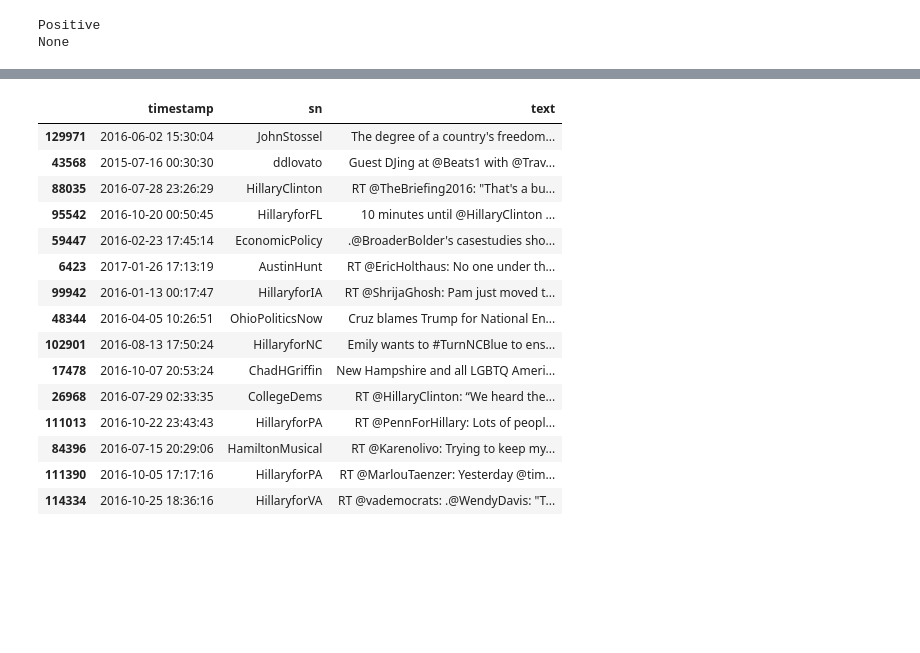
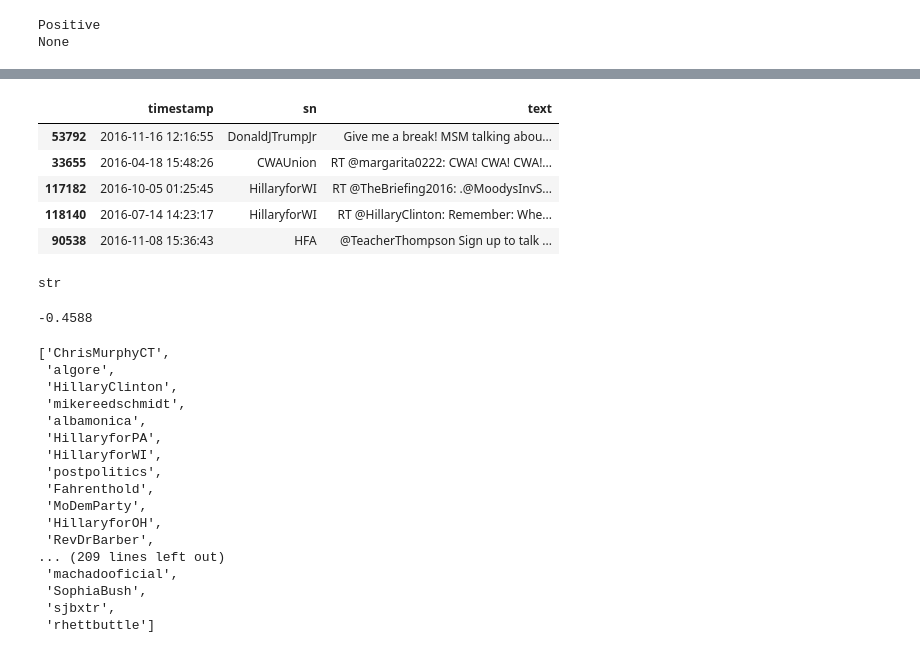
Before and after one commit to RaphaelNash/Data620_Team3, a Jupyter notebook: final_Project/Tweets-TH.ipynb, the cells around one changed output, grey strips where cells are left out. Drawn from its saved outputs; the diff is of its cells as text; code cells hidden in the pictures; blank space fills up the shorter version.

```diff
--- a/final_Project/Tweets-TH.ipynb
+++ b/final_Project/Tweets-TH.ipynb
@@ -372,19 +384,14 @@ retweet_sources.shape
 # %%
-retweet_sources.sample(15)
+retweet_sources.sample(5)
 # %% [output]
 |  | timestamp | sn | text |
-| 129971 | 2016-06-02 15:30:04 | JohnStossel | The degree of a country's freedom... |
-| 43568 | 2015-07-16 00:30:30 | ddlovato | Guest DJing at @Beats1 with @Trav... |
-| 88035 | 2016-07-28 23:26:29 | HillaryClinton | RT @TheBriefing2016: "That's a bu... |
-| 95542 | 2016-10-20 00:50:45 | HillaryforFL | 10 minutes until @HillaryClinton ... |
-| 59447 | 2016-02-23 17:45:14 | EconomicPolicy | .@BroaderBolder's casestudies sho... |
-| 6423 | 2017-01-26 17:13:19 | AustinHunt | RT @EricHolthaus: No one under th... |
-| 99942 | 2016-01-13 00:17:47 | HillaryforIA | RT @ShrijaGhosh: Pam just moved t... |
-| 48344 | 2016-04-05 10:26:51 | OhioPoliticsNow | Cruz blames Trump for National En... |
-| 102901 | 2016-08-13 17:50:24 | HillaryforNC | Emily wants to #TurnNCBlue to ens... |
-| 17478 | 2016-10-07 20:53:24 | ChadHGriffin | New Hampshire and all LGBTQ Ameri... |
-| 26968 | 2016-07-29 02:33:35 | CollegeDems | RT @HillaryClinton: “We heard the... |
-| 111013 | 2016-10-22 23:43:43 | HillaryforPA | RT @PennForHillary: Lots of peopl... |
-| 84396 | 2016-07-15 20:29:06 | HamiltonMusical | RT @Karenolivo: Trying to keep my... |
-| 111390 | 2016-10-05 17:17:16 | HillaryforPA | RT @MarlouTaenzer: Yesterday @tim... |
-| 114334 | 2016-10-25 18:36:16 | HillaryforVA | RT @vademocrats: .@WendyDavis: "T... |
+| 53792 | 2016-11-16 12:16:55 | DonaldJTrumpJr | Give me a break! MSM talking abou... |
+| 33655 | 2016-04-18 15:48:26 | CWAUnion | RT @margarita0222: CWA! CWA! CWA!... |
+| 117182 | 2016-10-05 01:25:45 | HillaryforWI | RT @TheBriefing2016: .@MoodysInvS... |
+| 118140 | 2016-07-14 14:23:17 | HillaryforWI | RT @HillaryClinton: Remember: Whe... |
+| 90538 | 2016-11-08 15:36:43 | HFA | @TeacherThompson Sign up to talk ... |
+# %%
+lol = retweet_sources['text'][4]
+type(lol)
+# %% [output]
+str
@@ -390,0 +401,5 @@ retweet_sources.sample(15)
+# %%
+five = sid.polarity_scores('I have a very secret plan to defeat ISIS in 30 days')
+five['compound']
+# %% [output]
+-0.4588
@@ -390,0 +415,20 @@ retweet_sources.sample(15)
+# %%
+hillary_network
+# %% [output]
+['ChrisMurphyCT',
+ 'algore',
+ 'HillaryClinton',
+ 'mikereedschmidt',
+ 'albamonica',
+ 'HillaryforPA',
+ 'HillaryforWI',
+ 'postpolitics',
+ 'Fahrenthold',
+ 'MoDemParty',
+ 'HillaryforOH',
+ 'RevDrBarber',
+... (209 lines left out)
+ 'machadooficial',
+ 'SophiaBush',
+ 'sjbxtr',
+ 'rhettbuttle']
```
Also changed, not shown: parts of 18 cells of this notebook.
